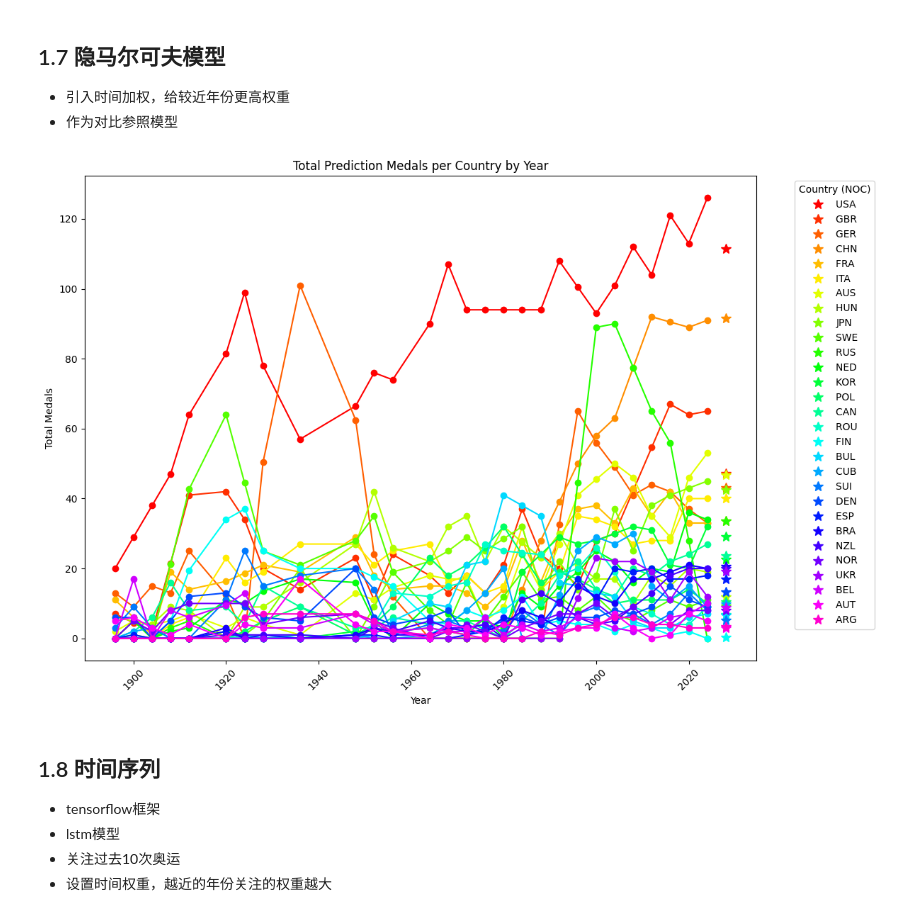
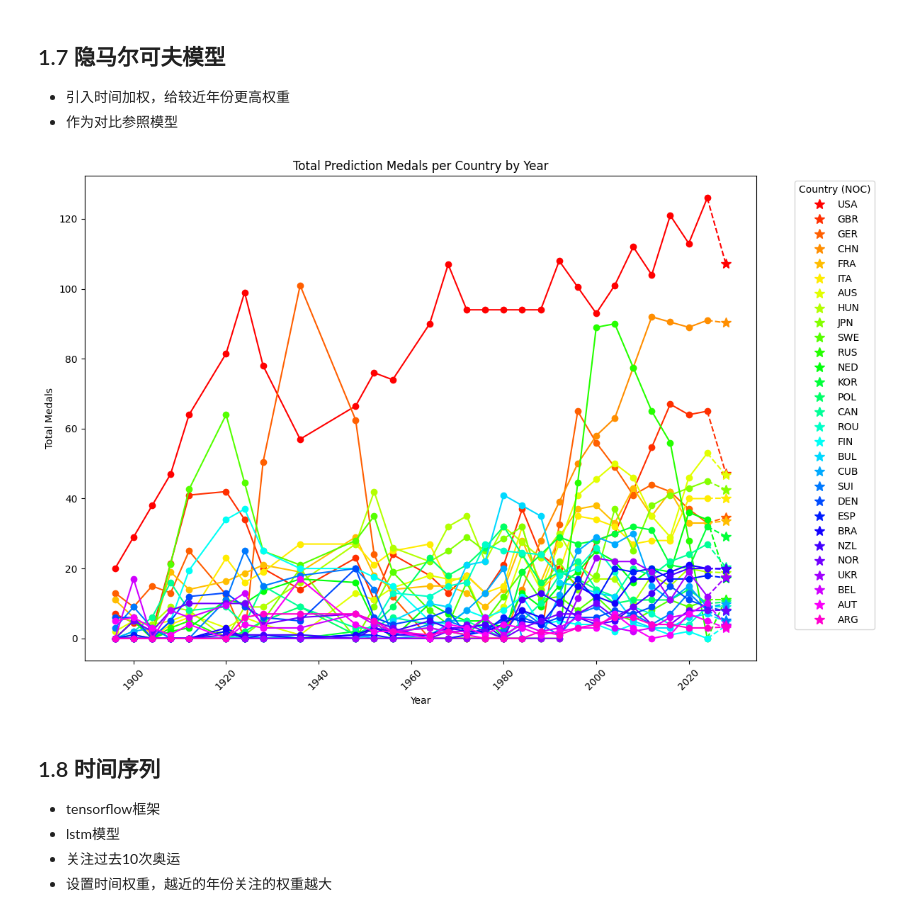
Before and after one commit to rainbowyuyu/MCM, a Jupyter notebook: model_and_code/data_processing.ipynb, the cells around one changed output. Saved outputs shown, nothing was run; the diff lists cells and outputs as text; code cells hidden in the pictures.

```diff
--- a/model_and_code/data_processing.ipynb
+++ b/model_and_code/data_processing.ipynb
@@ -926,35 +926,38 @@ for index, country in enumerate(top_countries):
     # 预测下一个状态
     future_state_probs = transition_matrix[current_state]
 
     # 如果概率包含 NaN 或零概率，进行处理
     future_state_probs = np.nan_to_num(future_state_probs, nan=1.0)  # 将 NaN 替换为 1，确保概率有效
 
     # 确保概率和为1
     future_state_probs /= np.sum(future_state_probs)
 
     # 使用概率选择下一个状态
     predicted_future_state = np.random.choice(range(num_states), p=future_state_probs)
 
     # 将预测的状态映射回参与人数区间
     predicted_participation = (state_bins[predicted_future_state] + state_bins[predicted_future_state + 1]) / 2
 
     # 绘制原始数据
     line_color = plt.cm.hsv(index*8)  # 使用不同的颜色图
     plt.plot(years, participants, marker='o', linestyle='-', markersize=6, color=line_color)
 
+    # 预测的参与人数和实际数据的连接（虚线）
+    plt.plot([years[-1], years[-1] + 4], [participants[-1], predicted_participation], linestyle='--', color=line_color)
+
     # 显示预测的参与人数，稍微向后移动预测的 x 轴位置
-    plt.plot(years[-1] + 4, predicted_participation, '*', label=f'{country} ', markersize=10, color=line_color)
+    plt.plot(years[-1] + 4, predicted_participation, '*', label=f'{country}', markersize=10, color=line_color)
 
 # 添加标题和标签
 plt.title('Total Prediction Medals per Country by Year')
 plt.xlabel('Year')
 plt.ylabel('Total Medals')
 plt.xticks(rotation=45)
 plt.legend(title='Country (NOC)', bbox_to_anchor=(1.05, 1), loc='upper left')
 plt.tight_layout()
 plt.show()
 # %% [output]
-[figure, old version]
+[figure, new version]
 # %% [markdown]
 ## 1.8 时间序列
 - tensorflow框架
```
Also changed, not shown: parts of 2 cells of this notebook.
